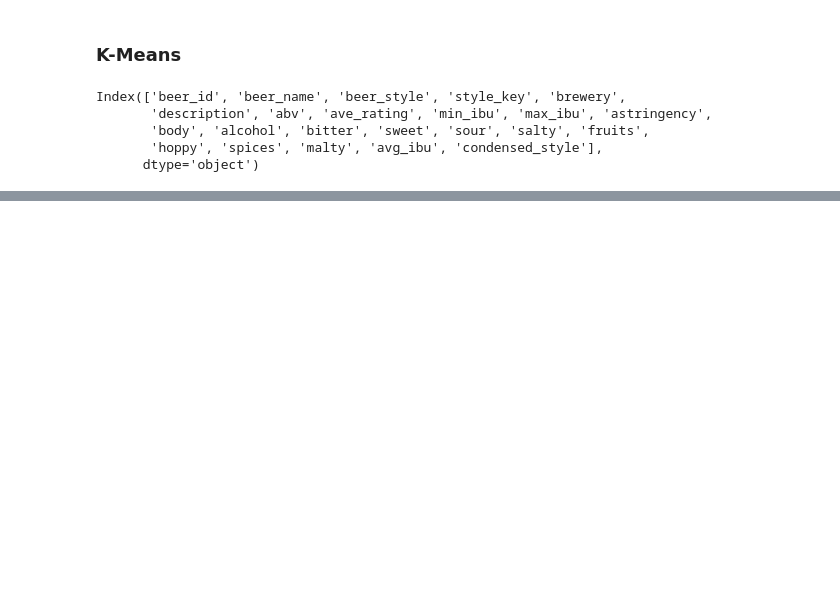
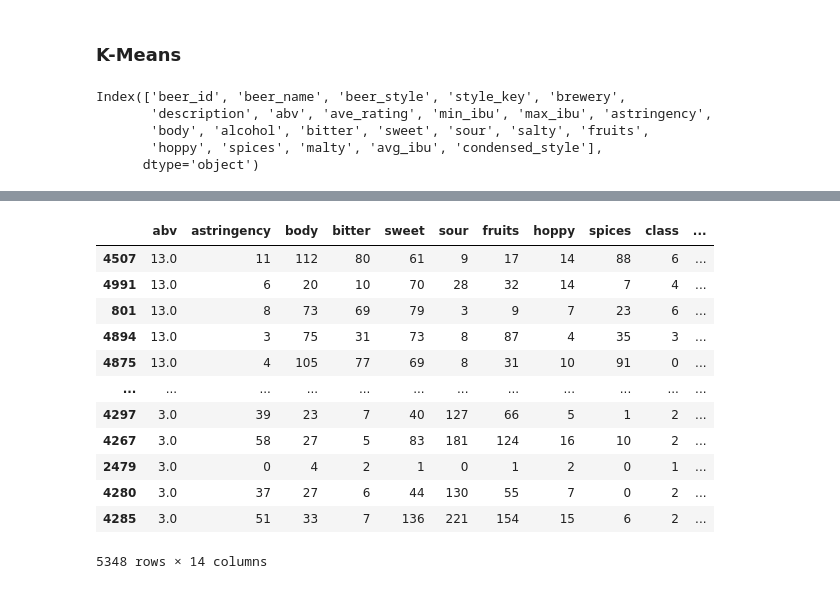
Before and after one commit to curtissmith291/final_project, a Jupyter notebook: preprocessing_EDA.ipynb, the cells around one changed output, grey strips where cells are left out. Drawn from its saved outputs; the diff is of its cells as text; code cells hidden in the pictures; blank space fills up the shorter version.

```diff
--- a/preprocessing_EDA.ipynb
+++ b/preprocessing_EDA.ipynb
@@ -191,6 +221,22 @@ new_df.head()
 style_df = df[["beer_style", "style_key", "condensed_style", "ave_rating"]]
 # %%
 combined_df = new_df.join(style_df)
+# %%
+combined_df.sort_values("abv", ascending=False)
+# %% [output]
+|  | abv | astringency | body | bitter | sweet | sour | fruits | hoppy | spices | class | ... |
+| 4507 | 13.0 | 11 | 112 | 80 | 61 | 9 | 17 | 14 | 88 | 6 | ... |
+| 4991 | 13.0 | 6 | 20 | 10 | 70 | 28 | 32 | 14 | 7 | 4 | ... |
+| 801 | 13.0 | 8 | 73 | 69 | 79 | 3 | 9 | 7 | 23 | 6 | ... |
+| 4894 | 13.0 | 3 | 75 | 31 | 73 | 8 | 87 | 4 | 35 | 3 | ... |
+| 4875 | 13.0 | 4 | 105 | 77 | 69 | 8 | 31 | 10 | 91 | 0 | ... |
+| ... | ... | ... | ... | ... | ... | ... | ... | ... | ... | ... | ... |
+| 4297 | 3.0 | 39 | 23 | 7 | 40 | 127 | 66 | 5 | 1 | 2 | ... |
+| 4267 | 3.0 | 58 | 27 | 5 | 83 | 181 | 124 | 16 | 10 | 2 | ... |
+| 2479 | 3.0 | 0 | 4 | 2 | 1 | 0 | 1 | 2 | 0 | 1 | ... |
+| 4280 | 3.0 | 37 | 27 | 6 | 44 | 130 | 55 | 7 | 0 | 2 | ... |
+| 4285 | 3.0 | 51 | 33 | 7 | 136 | 221 | 154 | 15 | 6 | 2 | ... |
+5348 rows × 14 columns
 # %%
 combined_df.head(50)
 # %% [output]
```
Also changed, not shown: parts of 31 cells of this notebook, 1 other file.
